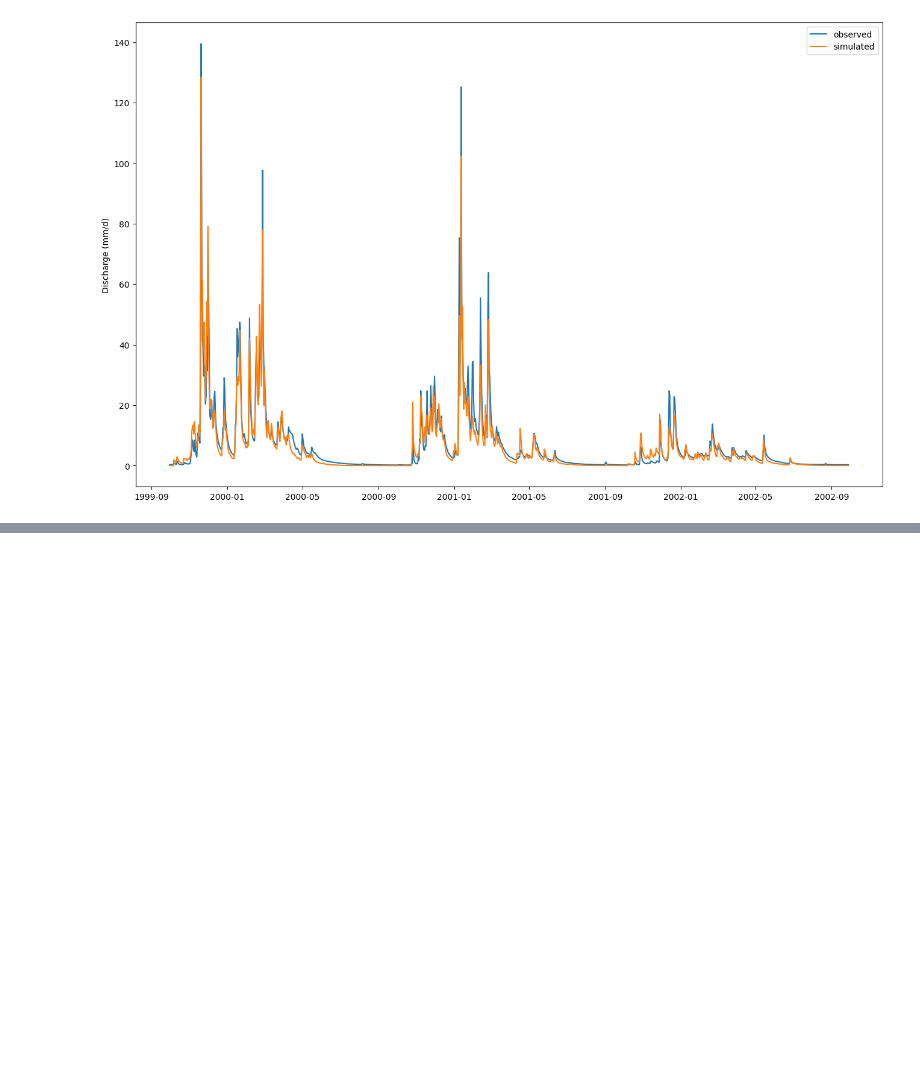
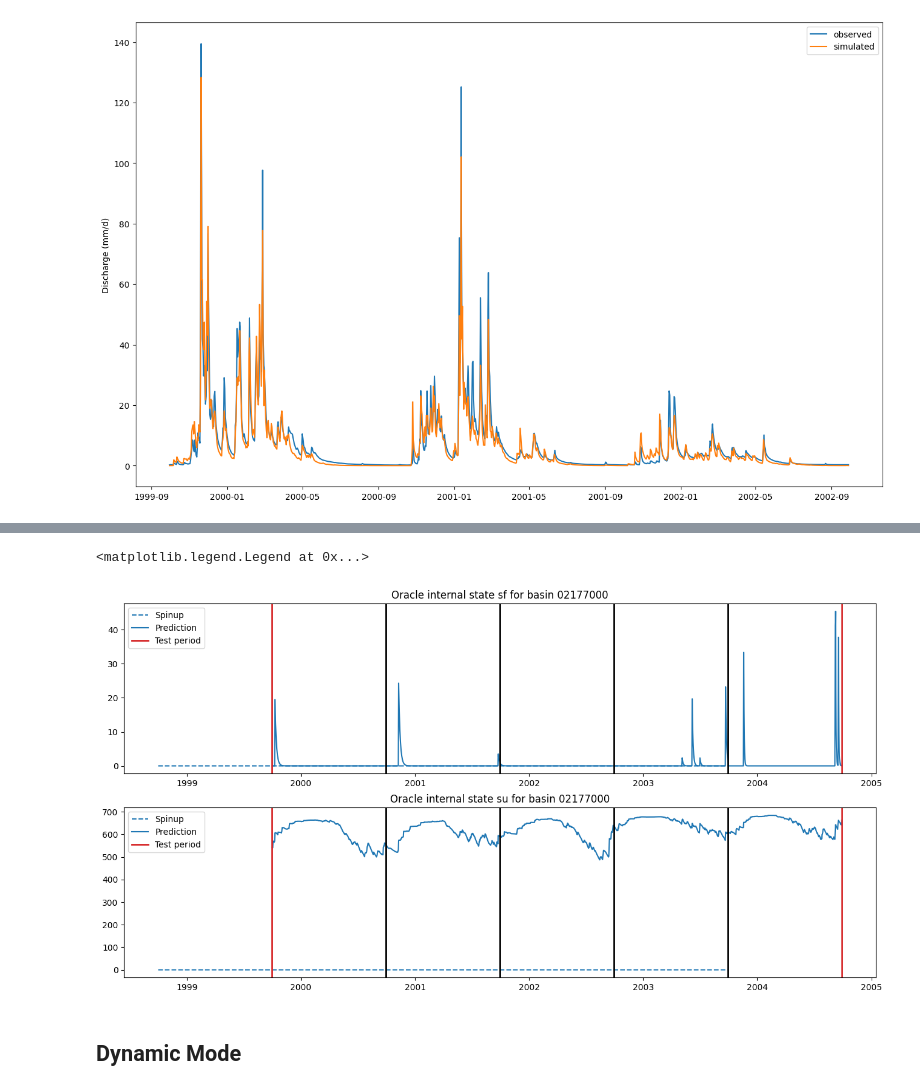
Before and after one commit to mines-ciroh/neuralhydrology-dcfe, a Jupyter notebook: examples/08-SHM/shm_training.ipynb, the cells around one changed output, grey strips where cells are left out. Cells and saved outputs as stored; diff of their text form; code cells hidden in the pictures; blank space fills up the shorter version.

```diff
--- a/examples/08-SHM/shm_training.ipynb
+++ b/examples/08-SHM/shm_training.ipynb
@@ -269,0 +391,50 @@ ax.legend()
+# %%
+state_interest = state_keys[2]
+state_spinup_oracle = xr.DataArray(
+    np.hstack(
+        [oracle_results[basin]['internal_states'][state_interest][0][0:365],
+         oracle_results[basin]['internal_states'][state_interest][365][0:365],
+         oracle_results[basin]['internal_states'][state_interest][365*2][0:365],
+         oracle_results[basin]['internal_states'][state_interest][365*3][0:365],
+         oracle_results[basin]['internal_states'][state_interest][365*4][0:365],
+         np.full(365, np.nan)]
+        )
+) # this is 2190 long
+state_predict_oracle = xr.DataArray(
+    np.hstack(
+        [np.full(365, np.nan),
+        oracle_results[basin]['internal_states'][state_interest][0][-365:],
+        oracle_results[basin]['internal_states'][state_interest][365][-365:],
+        oracle_results[basin]['internal_states'][state_interest][365*2][-365:],
+        oracle_results[basin]['internal_states'][state_interest][365*3][-365:],
+        oracle_results[basin]['internal_states'][state_interest][365*4][-365:]]
+            )
+) # this is 2190 long
+
+fig, ax = plt.subplots(figsize=(16,8), nrows=2, ncols=1)
+ax[0].plot(dates[:-2], sf_spinup_oracle, color="tab:blue", label="Spinup", linestyle='--')
+ax[0].plot(dates[:-2], sf_predict_oracle, color="tab:blue", label="Prediction")
+ax[0].axvline(dates[365], color='tab:red', linewidth=2, label="Test period")
+ax[0].axvline(dates[365*2], color='black', linewidth=2)
+ax[0].axvline(dates[365*3], color='black', linewidth=2)
+ax[0].axvline(dates[365*4], color='black', linewidth=2)
+ax[0].axvline(dates[365*5], color='black', linewidth=2)
+ax[0].axvline(dates[365*6], color='tab:red', linewidth=2)
+ax[0].set_title(f"Oracle internal state sf for basin {basin}")
+ax[0].legend()
+
+ax[1].plot(dates[:-2], state_spinup_oracle, color="tab:blue", label="Spinup", linestyle='--')
+ax[1].plot(dates[:-2], state_predict_oracle, color="tab:blue", label="Prediction")
+ax[1].axvline(dates[365], color='tab:red', linewidth=2, label="Test period")
+ax[1].axvline(dates[365*2], color='black', linewidth=2)
+ax[1].axvline(dates[365*3], color='black', linewidth=2)
+ax[1].axvline(dates[365*4], color='black', linewidth=2)
+ax[1].axvline(dates[365*5], color='black', linewidth=2)
+ax[1].axvline(dates[365*6], color='tab:red', linewidth=2)
+ax[1].set_title(f"Oracle internal state {state_interest} for basin {basin}")
+ax[1].legend()
+# %% [output]
+<matplotlib.legend.Legend at 0x...>
+[figure, added]
+# %% [markdown]
+## Dynamic Mode
```
Also changed, not shown: parts of 28 cells of this notebook, 2 other files.
